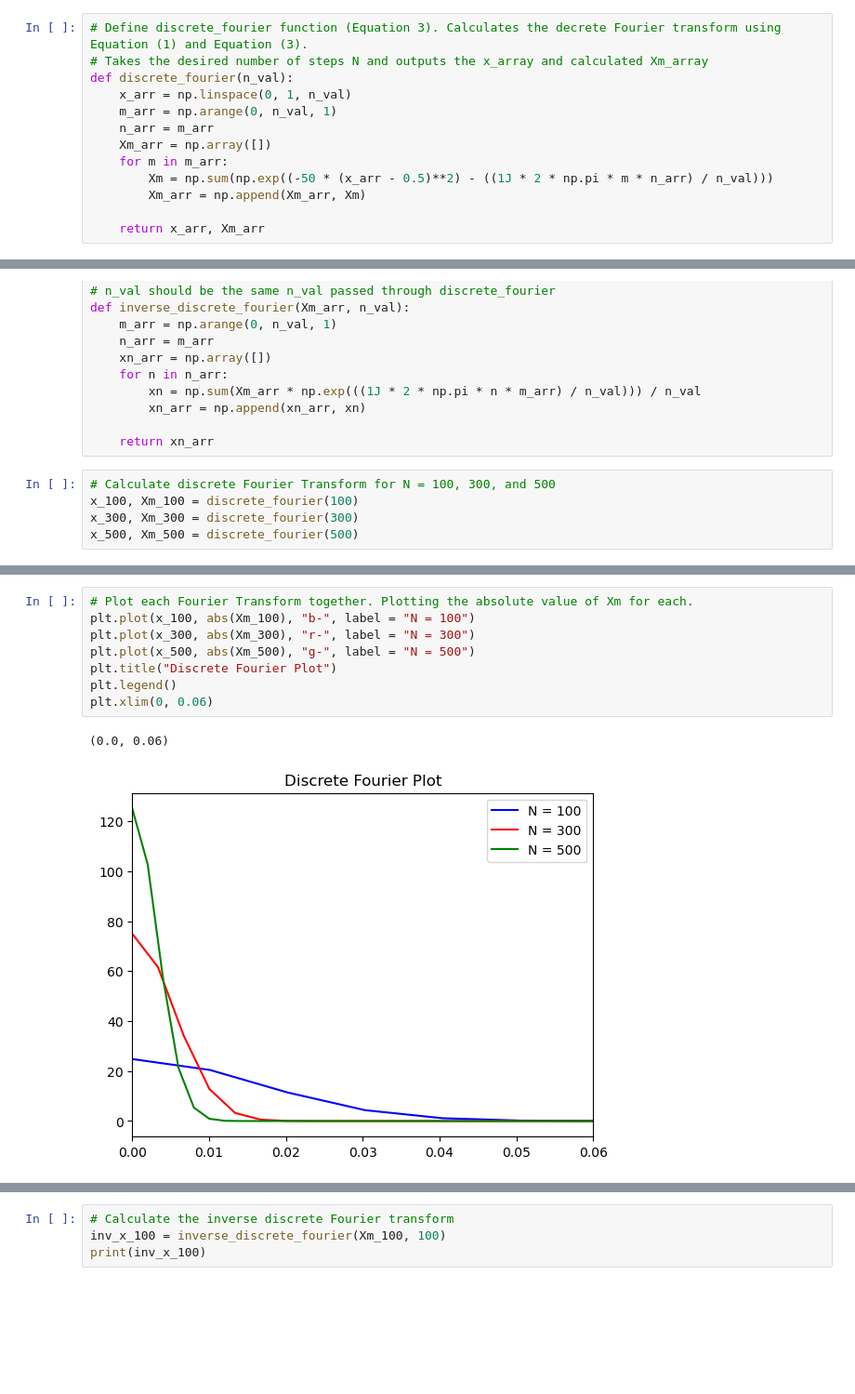
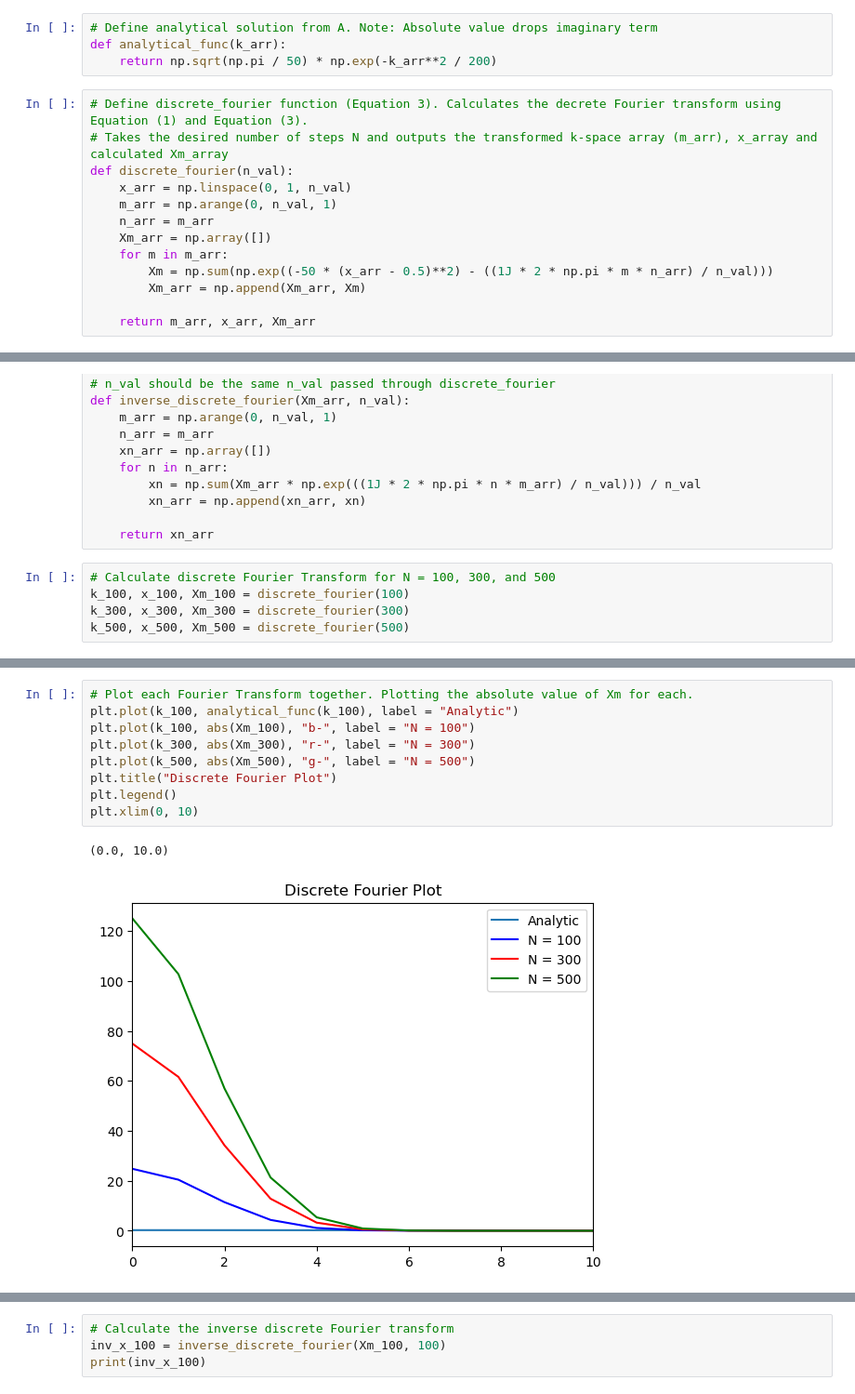
Before and after one commit to PolishJacob/ASTR5900_Projects, a Jupyter notebook: HW_05/Fourier.ipynb, the cells around one changed output, grey strips where cells are left out. Shown at 93% size. Drawn from its saved outputs; the diff is of its cells as text; blank space fills up the shorter version.

```diff
--- a/HW_05/Fourier.ipynb
+++ b/HW_05/Fourier.ipynb
@@ -22,9 +22,13 @@ results and compare them to (1).
 # Define Equation 1
 def func(x_arr):
     return np.exp(-50 * (x_arr - 0.5)**2)
+# %%
+# Define analytical solution from A. Note: Absolute value drops imaginary term
+def analytical_func(k_arr):
+    return np.sqrt(np.pi / 50) * np.exp(-k_arr**2 / 200)
 # %%
 # Define discrete_fourier function (Equation 3). Calculates the decrete Fourier transform using Equation (1) and Equation (3).
-# Takes the desired number of steps N and outputs the x_array and calculated Xm_array
+# Takes the desired number of steps N and outputs the transformed k-space array (m_arr), x_array and calculated Xm_array
 def discrete_fourier(n_val):
     x_arr = np.linspace(0, 1, n_val)
     m_arr = np.arange(0, n_val, 1)
@@ -34,7 +38,7 @@ def discrete_fourier(n_val):
         Xm = np.sum(np.exp((-50 * (x_arr - 0.5)**2) - ((1J * 2 * np.pi * m * n_arr) / n_val)))
         Xm_arr = np.append(Xm_arr, Xm)
 
-    return x_arr, Xm_arr
+    return m_arr, x_arr, Xm_arr
 # %%
 # Define inverse_discrete_fourier function (Equation 4). Calculates the inverse decrete Fourier transform using Equation (3) and Equation (4).
 # Takes a previously calculated Xm and the desired number of steps N and outputs the calculated xn_array.
@@ -50,6 +54,6 @@ def inverse_discrete_fourier(Xm_arr, n_val):
     return xn_arr
 # %%
 # Calculate discrete Fourier Transform for N = 100, 300, and 500
-x_100, Xm_100 = discrete_fourier(100)
-x_300, Xm_300 = discrete_fourier(300)
-x_500, Xm_500 = discrete_fourier(500)
+k_100, x_100, Xm_100 = discrete_fourier(100)
+k_300, x_300, Xm_300 = discrete_fourier(300)
+k_500, x_500, Xm_500 = discrete_fourier(500)
@@ -56,11 +69,12 @@ x_500, Xm_500 = discrete_fourier(500)
 # %%
 # Plot each Fourier Transform together. Plotting the absolute value of Xm for each.
-plt.plot(x_100, abs(Xm_100), "b-", label = "N = 100")
-plt.plot(x_300, abs(Xm_300), "r-", label = "N = 300")
-plt.plot(x_500, abs(Xm_500), "g-", label = "N = 500")
+plt.plot(k_100, analytical_func(k_100), label = "Analytic")
+plt.plot(k_100, abs(Xm_100), "b-", label = "N = 100")
+plt.plot(k_300, abs(Xm_300), "r-", label = "N = 300")
+plt.plot(k_500, abs(Xm_500), "g-", label = "N = 500")
 plt.title("Discrete Fourier Plot")
 plt.legend()
-plt.xlim(0, 0.06)
+plt.xlim(0, 10)
 # %% [output]
-(0.0, 0.06)
+(0.0, 10.0)
-[figure, old version]
+[figure, new version]
```
Also changed, not shown: parts of 15 cells of this notebook.
